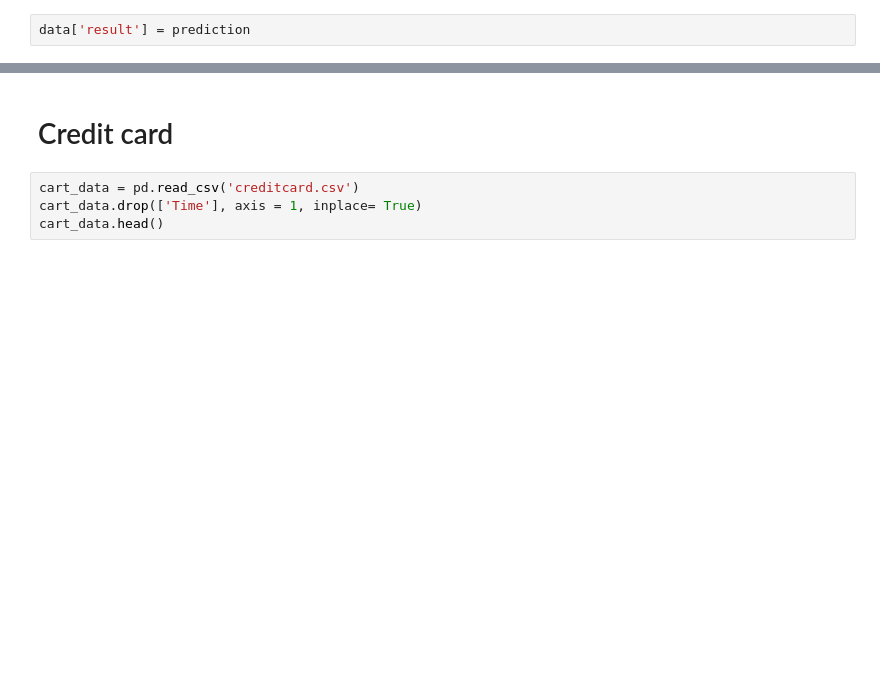
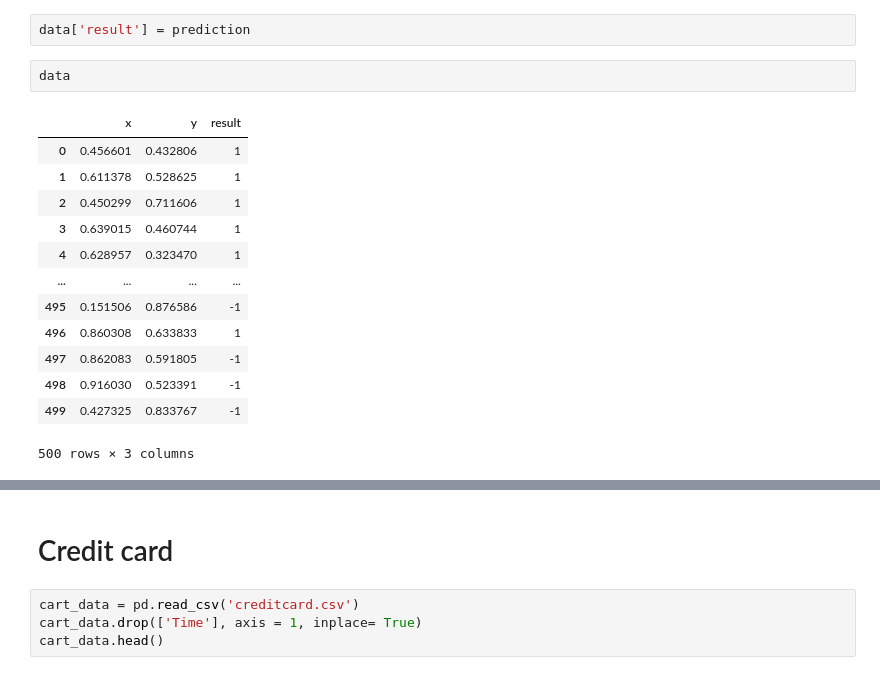
Before and after one commit to VFavre/TAA, a Jupyter notebook: TP3/TP3.ipynb, the cells around one changed output, grey strips where cells are left out. Cells and saved outputs as stored; diff of their text form; blank space fills up the shorter version.

```diff
--- a/TP3/TP3.ipynb
+++ b/TP3/TP3.ipynb
@@ -41,5 +63,21 @@ prediction = clf.predict(data)
 # %%
 data['result'] = prediction
+# %%
+data
+# %% [output]
+|  | x | y | result |
+| 0 | 0.456601 | 0.432806 | 1 |
+| 1 | 0.611378 | 0.528625 | 1 |
+| 2 | 0.450299 | 0.711606 | 1 |
+| 3 | 0.639015 | 0.460744 | 1 |
+| 4 | 0.628957 | 0.323470 | 1 |
+| ... | ... | ... | ... |
+| 495 | 0.151506 | 0.876586 | -1 |
+| 496 | 0.860308 | 0.633833 | 1 |
+| 497 | 0.862083 | 0.591805 | -1 |
+| 498 | 0.916030 | 0.523391 | -1 |
+| 499 | 0.427325 | 0.833767 | -1 |
+500 rows × 3 columns
 # %%
 import seaborn as sns
 sns.scatterplot(data = data, x = 'x', y = 'y', hue = 'result')
```
Also changed, not shown: parts of 10 cells of this notebook.
